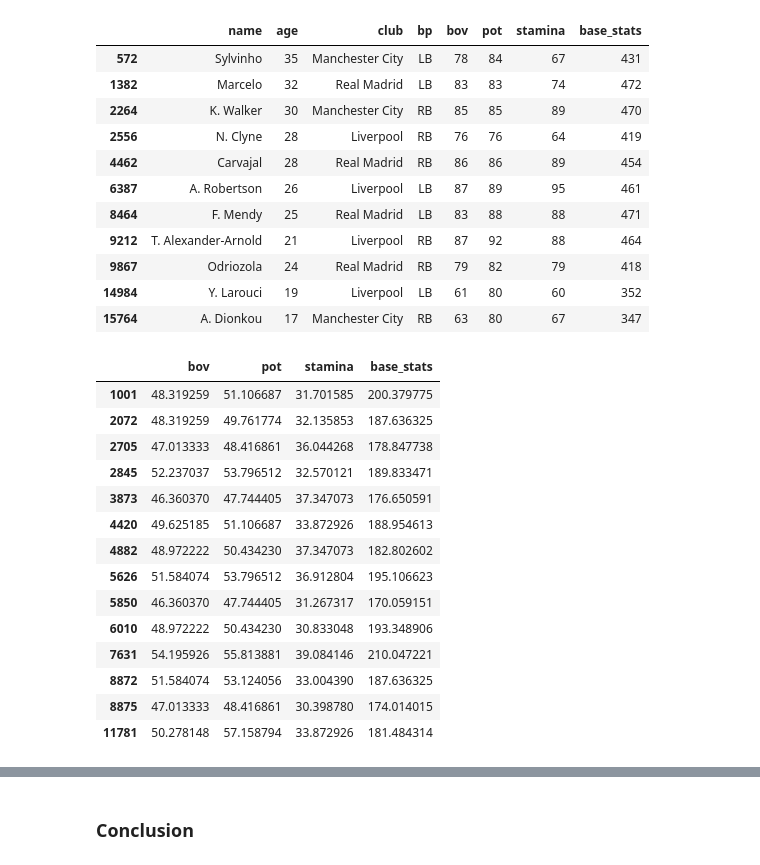
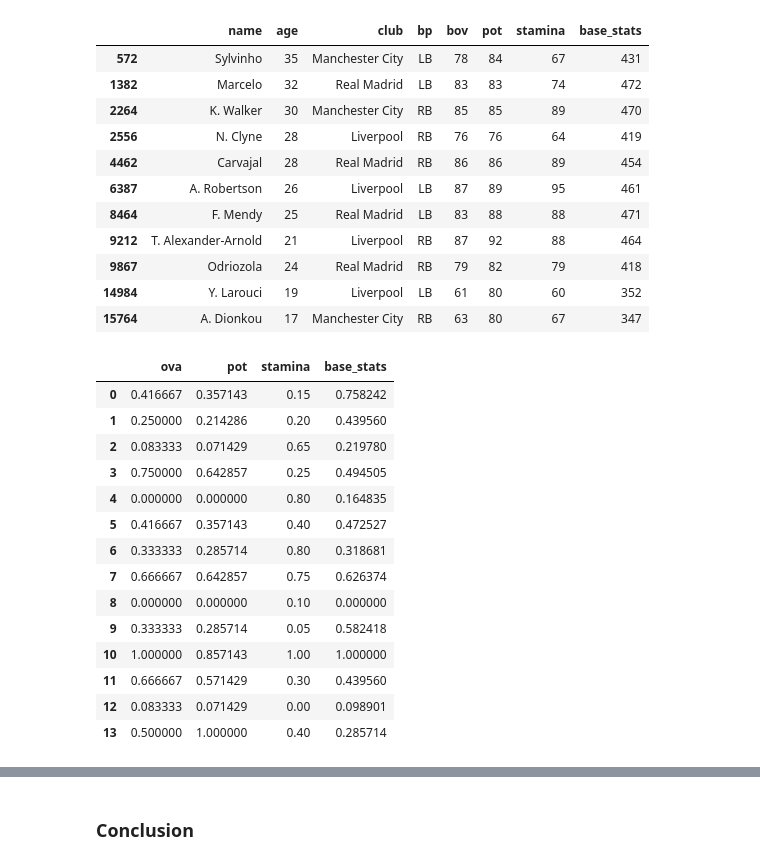
Before and after one commit to sebastianvier/football_moneyball_21, a Jupyter notebook: moneyball.ipynb, the cells around one changed output, grey strips where cells are left out. Saved outputs shown, nothing was run; the diff lists cells and outputs as text; code cells hidden in the pictures.

Commit message:
Trying to solve the problem on the way I scale the features, probably I could using another type of metric to do the same thing, which could be much more according

```diff
--- a/moneyball.ipynb
+++ b/moneyball.ipynb
@@ -501,6 +501,28 @@ best_players[['name','age','club','bp','bov', 'pot', 'stamina', 'base_stats']]
 | 9867 | Odriozola | 24 | Real Madrid | RB | 79 | 82 | 79 | 418 |
 | 14984 | Y. Larouci | 19 | Liverpool | LB | 61 | 80 | 60 | 352 |
 | 15764 | A. Dionkou | 17 | Manchester City | RB | 63 | 80 | 67 | 347 |
+# %%
+candidates_stats = candidates['ova pot stamina base_stats'.split()]
+columns = candidates_stats.columns
+scaler = MinMaxScaler().fit(candidates_stats)
+candidates_stats = scaler.transform(candidates_stats)
+pd.DataFrame(candidates_stats, columns=columns)
+# %% [output]
+|  | ova | pot | stamina | base_stats |
+| 0 | 0.416667 | 0.357143 | 0.15 | 0.758242 |
+| 1 | 0.250000 | 0.214286 | 0.20 | 0.439560 |
+| 2 | 0.083333 | 0.071429 | 0.65 | 0.219780 |
+| 3 | 0.750000 | 0.642857 | 0.25 | 0.494505 |
+| 4 | 0.000000 | 0.000000 | 0.80 | 0.164835 |
+| 5 | 0.416667 | 0.357143 | 0.40 | 0.472527 |
+| 6 | 0.333333 | 0.285714 | 0.80 | 0.318681 |
+| 7 | 0.666667 | 0.642857 | 0.75 | 0.626374 |
+| 8 | 0.000000 | 0.000000 | 0.10 | 0.000000 |
+| 9 | 0.333333 | 0.285714 | 0.05 | 0.582418 |
+| 10 | 1.000000 | 0.857143 | 1.00 | 1.000000 |
+| 11 | 0.666667 | 0.571429 | 0.30 | 0.439560 |
+| 12 | 0.083333 | 0.071429 | 0.00 | 0.098901 |
+| 13 | 0.500000 | 1.000000 | 0.40 | 0.285714 |
 # %%
 r2_bov = get_r2_score(data, 'ova')
 r2_pot = get_r2_score(data, 'pot')
@@ -512,22 +534,3 @@ def yield_columns():
     yield r2_pot * candidates[['pot']]
     yield r2_stamina * candidates[['stamina']]
     yield r2_base_stats * candidates[['base_stats']]
-# %%
-transformed_columns = pd.concat(yield_columns(), axis=1)
-transformed_columns
-# %% [output]
-|  | bov | pot | stamina | base_stats |
-| 1001 | 48.319259 | 51.106687 | 31.701585 | 200.379775 |
-| 2072 | 48.319259 | 49.761774 | 32.135853 | 187.636325 |
-| 2705 | 47.013333 | 48.416861 | 36.044268 | 178.847738 |
-| 2845 | 52.237037 | 53.796512 | 32.570121 | 189.833471 |
-| 3873 | 46.360370 | 47.744405 | 37.347073 | 176.650591 |
-| 4420 | 49.625185 | 51.106687 | 33.872926 | 188.954613 |
-| 4882 | 48.972222 | 50.434230 | 37.347073 | 182.802602 |
-| 5626 | 51.584074 | 53.796512 | 36.912804 | 195.106623 |
-| 5850 | 46.360370 | 47.744405 | 31.267317 | 170.059151 |
-| 6010 | 48.972222 | 50.434230 | 30.833048 | 193.348906 |
-| 7631 | 54.195926 | 55.813881 | 39.084146 | 210.047221 |
-| 8872 | 51.584074 | 53.124056 | 33.004390 | 187.636325 |
-| 8875 | 47.013333 | 48.416861 | 30.398780 | 174.014015 |
-| 11781 | 50.278148 | 57.158794 | 33.872926 | 181.484314 |
```
Also changed, not shown: parts of 4 cells of this notebook.
